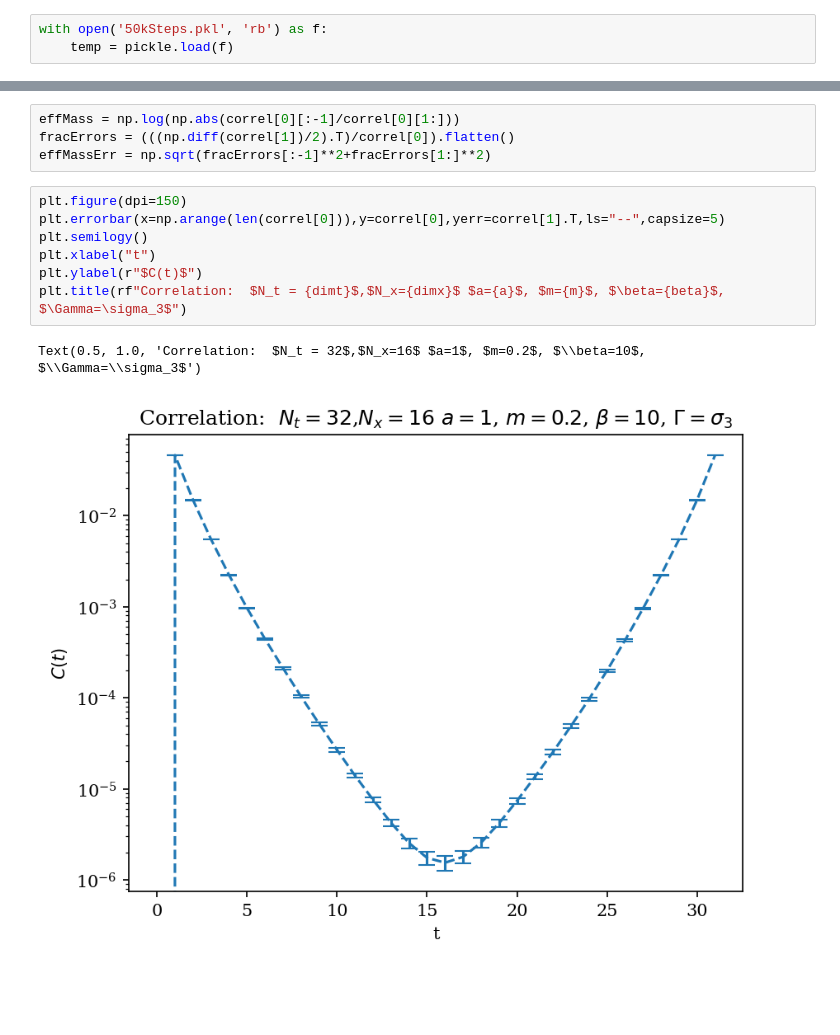
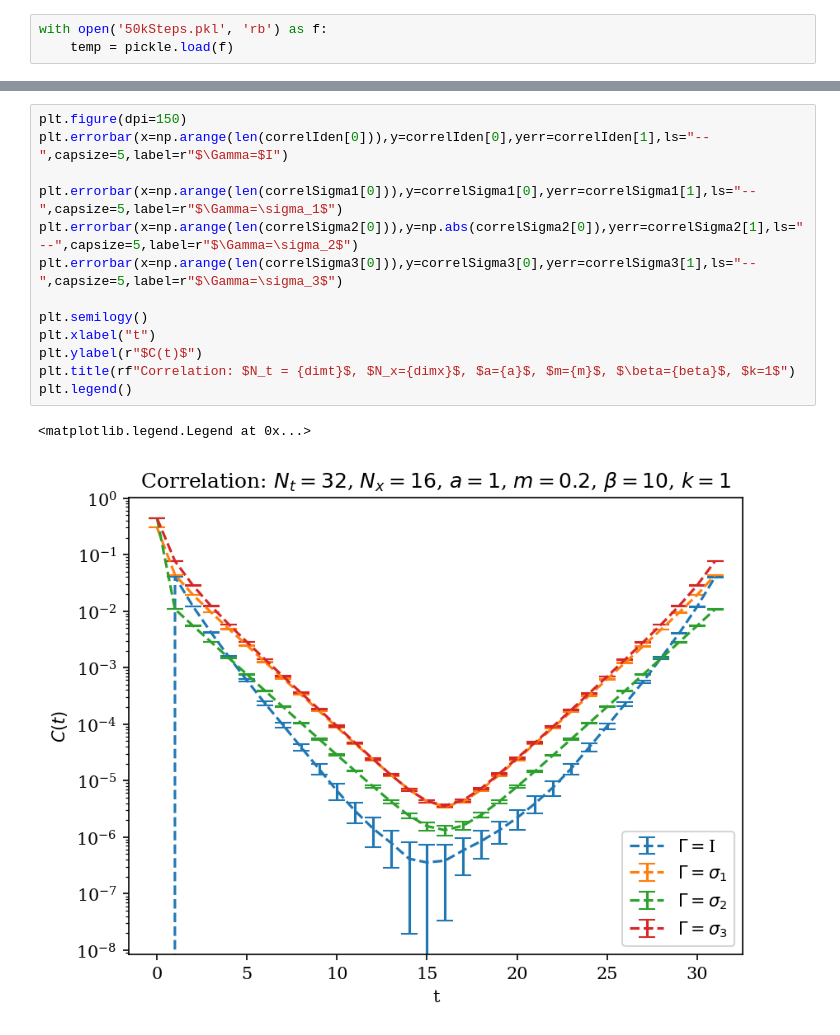
Before and after one commit to wurdahl/schwingerModel, a Jupyter notebook: schwingerModelHMC.ipynb, the cells around one changed output, grey strips where cells are left out. Saved outputs shown, nothing was run; the diff lists cells and outputs as text; blank space fills up the shorter version.

```diff
--- a/schwingerModelHMC.ipynb
+++ b/schwingerModelHMC.ipynb
@@ -39,16 +55,18 @@ effectiveMass = sim.analysis.effectiveMassStats(temp, burnIn=bIn,autocorrSkip=sk
-# %%
-effMass = np.log(np.abs(correl[0][:-1]/correl[0][1:]))
-fracErrors = (((np.diff(correl[1])/2).T)/correl[0]).flatten()
-effMassErr = np.sqrt(fracErrors[:-1]**2+fracErrors[1:]**2)
-# %%
-plt.figure(dpi=150)
-plt.errorbar(x=np.arange(len(correl[0])),y=correl[0],yerr=correl[1].T,ls="--",capsize=5)
-plt.semilogy()
-plt.xlabel("t")
-plt.ylabel(r"$C(t)$")
-plt.title(rf"Correlation:  $N_t = {dimt}$,$N_x={dimx}$ $a={a}$, $m={m}$, $\beta={beta}$, $\Gamma=\sigma_3$")
-# %% [output]
-Text(0.5, 1.0, 'Correlation:  $N_t = 32$,$N_x=16$ $a=1$, $m=0.2$, $\\beta=10$, $\\Gamma=\\sigma_3$')
-[figure, removed]
+# %%
+plt.figure(dpi=150)
+plt.errorbar(x=np.arange(len(correlIden[0])),y=correlIden[0],yerr=correlIden[1],ls="--",capsize=5,label=r"$\Gamma=$I")
+
+plt.errorbar(x=np.arange(len(correlSigma1[0])),y=correlSigma1[0],yerr=correlSigma1[1],ls="--",capsize=5,label=r"$\Gamma=\sigma_1$")
+plt.errorbar(x=np.arange(len(correlSigma2[0])),y=np.abs(correlSigma2[0]),yerr=correlSigma2[1],ls="--",capsize=5,label=r"$\Gamma=\sigma_2$")
+plt.errorbar(x=np.arange(len(correlSigma3[0])),y=correlSigma3[0],yerr=correlSigma3[1],ls="--",capsize=5,label=r"$\Gamma=\sigma_3$")
+
+plt.semilogy()
+plt.xlabel("t")
+plt.ylabel(r"$C(t)$")
+plt.title(rf"Correlation: $N_t = {dimt}$, $N_x={dimx}$, $a={a}$, $m={m}$, $\beta={beta}$, $k=1$")
+plt.legend()
+# %% [output]
+<matplotlib.legend.Legend at 0x...>
+[figure, added]
 # %%
 plt.figure(dpi=150)
```
Also changed, not shown: parts of 13 cells of this notebook, 2 other files.
